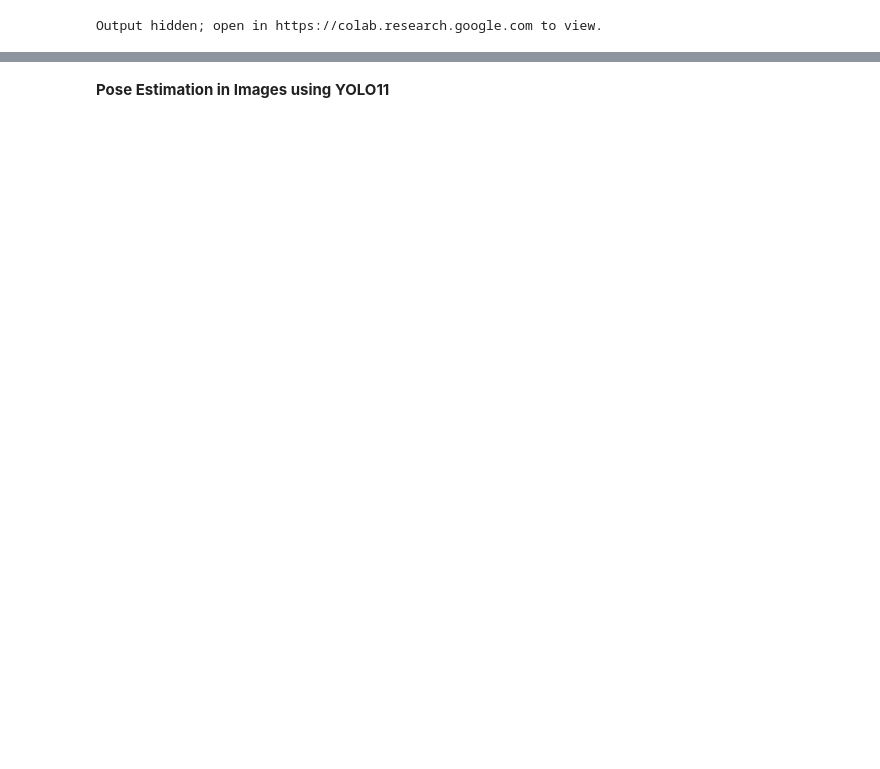
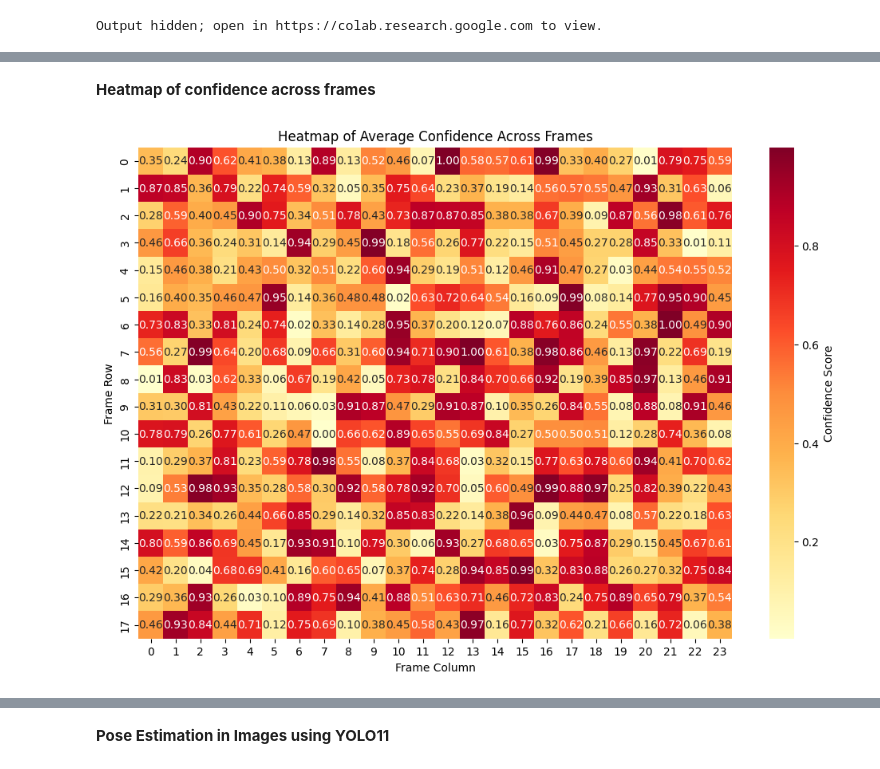
Before and after one commit to IlijaMihajlovic/You-Only-Look-Once-YOLO-Unified-Real-Time-Object-Detection, a Jupyter notebook: CGI Computer Vision Presentation.ipynb, the cells around one changed output, grey strips where cells are left out. Saved outputs shown, nothing was run; the diff lists cells and outputs as text; code cells hidden in the pictures; blank space fills up the shorter version.

```diff
--- a/CGI Computer Vision Presentation.ipynb
+++ b/CGI Computer Vision Presentation.ipynb
@@ -114,0 +224,17 @@ Output hidden; open in https://colab.research.google.com to view.
+# %% [markdown]
+**Heatmap of confidence across frames**
+# %%
+# Heatmap of confidence across frames
+import seaborn as sns
+
+# Reshape data for a heatmap
+confidence_matrix = np.array(confidences).reshape(18, 24)  # Reshape for a grid (rows and columns)
+
+plt.figure(figsize=(12, 8))
+sns.heatmap(confidence_matrix, cmap='YlOrRd', annot=True, fmt='.2f', cbar_kws={'label': 'Confidence Score'})
+plt.xlabel('Frame Column')
+plt.ylabel('Frame Row')
+plt.title('Heatmap of Average Confidence Across Frames')
+plt.show()
+# %% [output]
+[figure, added]
```
Also changed, not shown: parts of 25 cells of this notebook, 1 other file.
